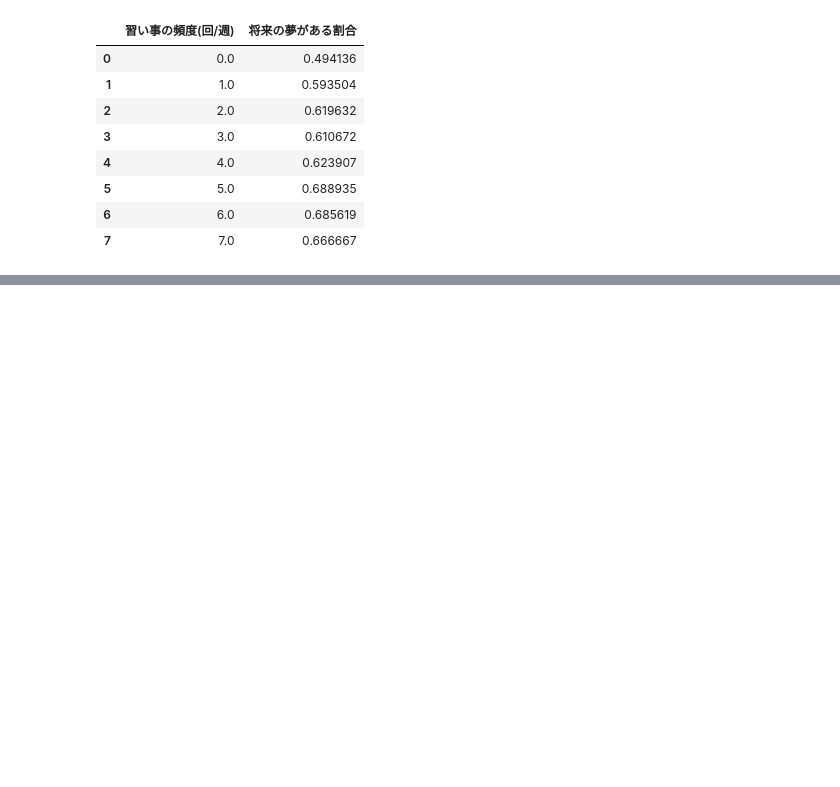
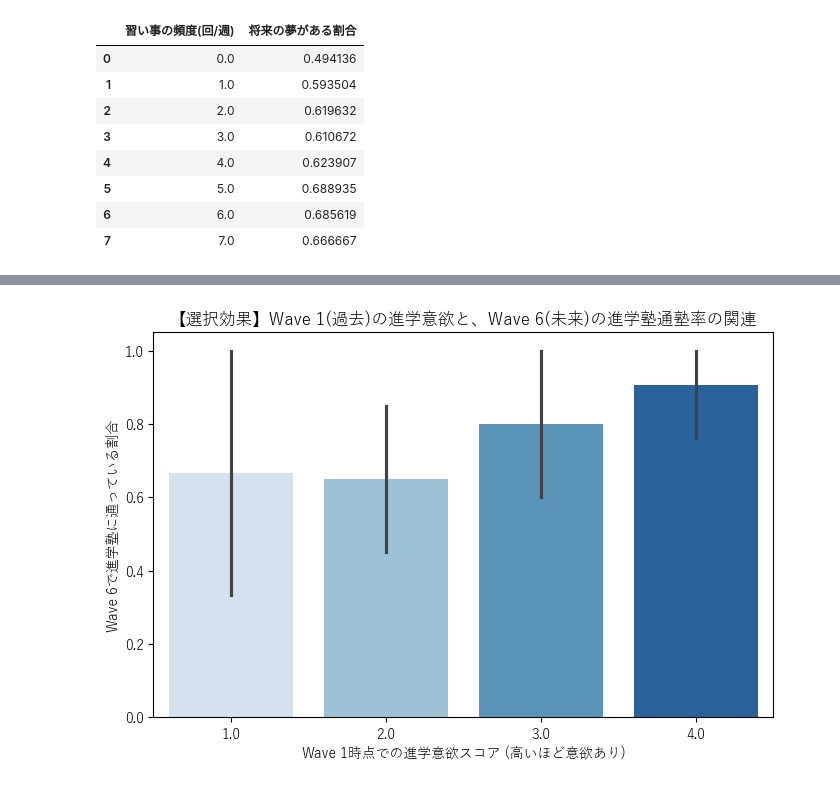
Before and after one commit to KyosukeNagai/DataScienceCompetition, a Jupyter notebook: test.ipynb, the cells around one changed output, grey strips where cells are left out. Saved outputs shown, nothing was run; the diff lists cells and outputs as text; code cells hidden in the pictures; blank space fills up the shorter version.

```diff
--- a/test.ipynb
+++ b/test.ipynb
@@ -450,0 +606,93 @@ Passing `palette` without assigning `hue` is deprecated and will be removed in v
+# %%
+import statsmodels.api as sm
+
+# =========================================================
+# アイデア案：「進学意欲と進学塾」の因果関係の切り分け
+# =========================================================
+
+# 分析に必要な変数の抽出（Wave 1とWave 6のデータを結合して使用）
+columns_causal = [
+    'ds0000000371_w1c', # Wave1の進学意欲：入るのが難しいと言われる高校(大学)に入りたい
+    'ds0000000121_w1p', # Wave1の通塾：現在学習塾に行っているか
+    'ds0000000122_w1p', # Wave1の塾タイプ：どのような学習塾に通っているか
+    'ds0000000371_w6c', # Wave6の進学意欲：入るのが難しいと言われる高校(大学)に入りたい
+    'ds0000000121_w6p', # Wave6の通塾：現在学習塾に行っているか
+    'ds0000000122_w6p'  # Wave6の塾タイプ：どのような学習塾に通っているか
+]
+
+df_causal = df[columns_causal].copy()
+
+# 安全のため、すべて数値型に変換（文字列が混ざっているエラーを防ぐ）
+df_causal = df_causal.apply(pd.to_numeric, errors='coerce')
+
+# 欠損値（7777, 8888, 9999）を一括でNaNに置換して除外
+for col in columns_causal:
+    df_causal[col] = df_causal[col].replace(7777, np.nan)
+    df_causal[col] = df_causal[col].replace(8888, np.nan)
+    df_causal[col] = df_causal[col].replace(9999, np.nan)
+
+df_causal = df_causal.dropna()
+print(len(df_causal))
+# ---------------------------------------------------------
+# データの加工
+# ---------------------------------------------------------
+# 進学意欲スコアの反転 (1:とても〜4:まったく を、数値が高いほど意欲が高いように反転)
+df_causal['motivation_w1'] = 5 - df_causal['ds0000000371_w1c']
+df_causal['motivation_w6'] = 5 - df_causal['ds0000000371_w6c']
+
+# 各Waveで「進学塾に通っているか(1)」「それ以外(0)」のフラグを作成する関数
+def is_shingakujuku(row, w):
+    juku_exist = row[f'ds0000000121_w{w}p']
+    juku_type = row[f'ds0000000122_w{w}p']
+    # 塾に行っている(1) かつ 進学塾(3) の場合のみ 1 を返す
+    if juku_exist == 1 and juku_type == 3:
+        return 1
+    else:
+        return 0
+
+df_causal['shingaku_w1'] = df_causal.apply(lambda row: is_shingakujuku(row, 1), axis=1)
+df_causal['shingaku_w6'] = df_causal.apply(lambda row: is_shingakujuku(row, 6), axis=1)
+
+# 純粋な効果を見るため、Wave1時点では進学塾に行っていなかった層のみに絞り込む
+df_causal_sub = df_causal[df_causal['shingaku_w1'] == 0].copy()
+
+# グラフ用のラベルを作成
+df_causal_sub['shingaku_label'] = df_causal_sub['shingaku_w6'].map({0: '行っていない/他の塾', 1: '進学塾に通っている'})
+
+# ---------------------------------------------------------
+# 分析①：過去の意欲が未来の進学塾通いを決めるか？（選択効果）
+# ---------------------------------------------------------
+plt.figure(figsize=(8, 5))
+sns.barplot(x='motivation_w1', y='shingaku_w6', data=df_causal_sub, palette='Blues')
+plt.title('【選択効果】Wave 1(過去)の進学意欲と、Wave 6(未来)の進学塾通塾率の関連')
+plt.xlabel('Wave 1時点での進学意欲スコア (高いほど意欲あり)')
+plt.ylabel('Wave 6で進学塾に通っている割合')
+plt.show()
+
+# ---------------------------------------------------------
+# 分析②：進学塾に通うことが意欲を底上げするか？（因果効果）
+# ---------------------------------------------------------
+# 過去の意欲を揃えた上で、進学塾の有無でWave 6の意欲を比較するグラフ
+plt.figure(figsize=(10, 6))
+# pointplotを使って、意欲の推移の違いを線で表現します
+sns.pointplot(x='motivation_w1', y='motivation_w6', hue='shingaku_label',
+              data=df_causal_sub, dodge=True, markers=['o', 's'], palette='Set1')
+plt.title('【因果効果】過去の意欲が同じでも、進学塾に行くことで未来の意欲は押し上げられるか？')
+plt.xlabel('Wave 1(過去)の進学意欲スコア')
+plt.ylabel('Wave 6(未来)の進学意欲スコア (平均)')
+plt.show()
+
+# 重回帰分析（OLS）による統計的な検証
+# W6の意欲を、W1の意欲とW6の進学塾ダミーで説明するモデル
+X = df_causal_sub[['motivation_w1', 'shingaku_w6']]
+X = sm.add_constant(X) # 切片を追加
+y = df_causal_sub['motivation_w6']
+
+model = sm.OLS(y, X).fit()
+
+print("\n=========================================================")
+print("重回帰分析による進学塾の「純粋な押し上げ効果」の検証")
+print("=========================================================")
+print(model.summary())
+print("\n※ P>|t| が 0.05 より小さければ、その要因は統計的に意味のある影響を与えています。")
+# %% [output]
@@ -450,0 +703 @@ Passing `palette` without assigning `hue` is deprecated and will be removed in v
+[figure, added]
```
Also changed, not shown: parts of 3 cells of this notebook, 1 other file.
